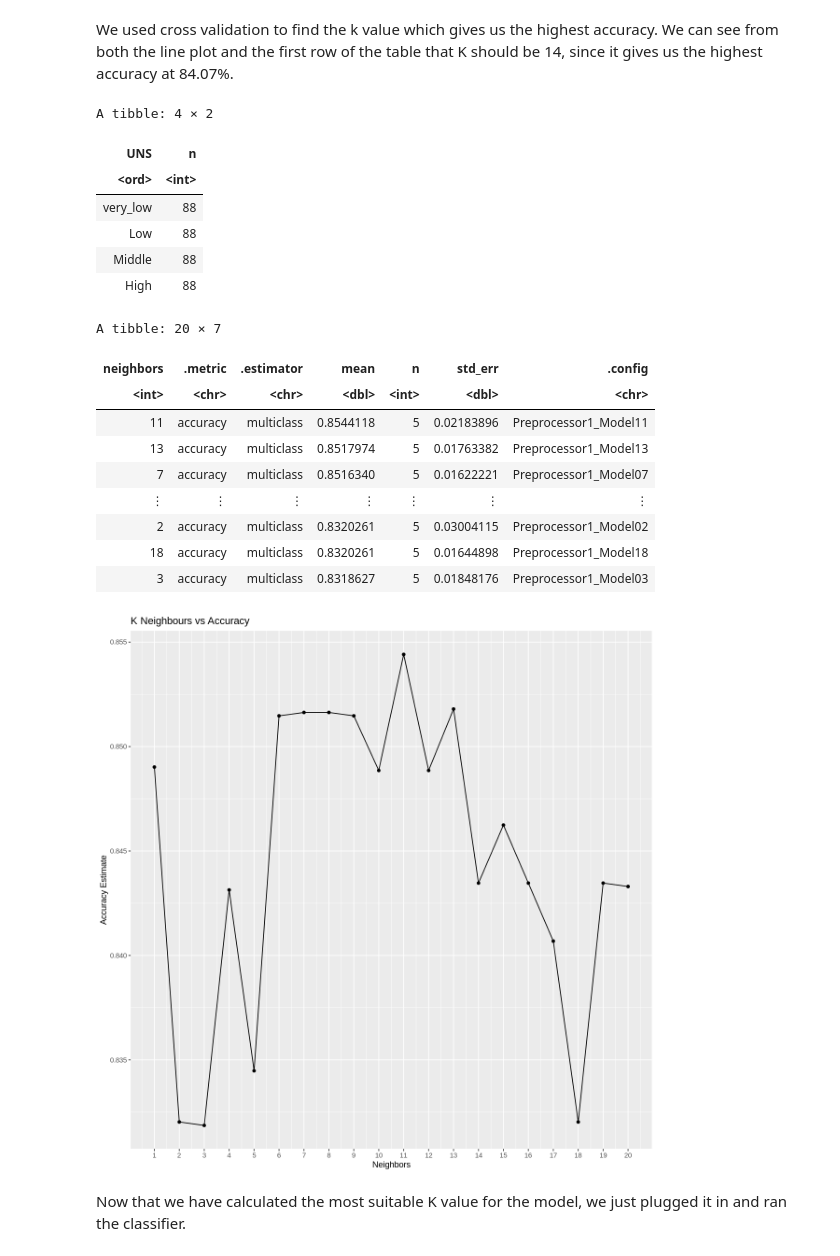
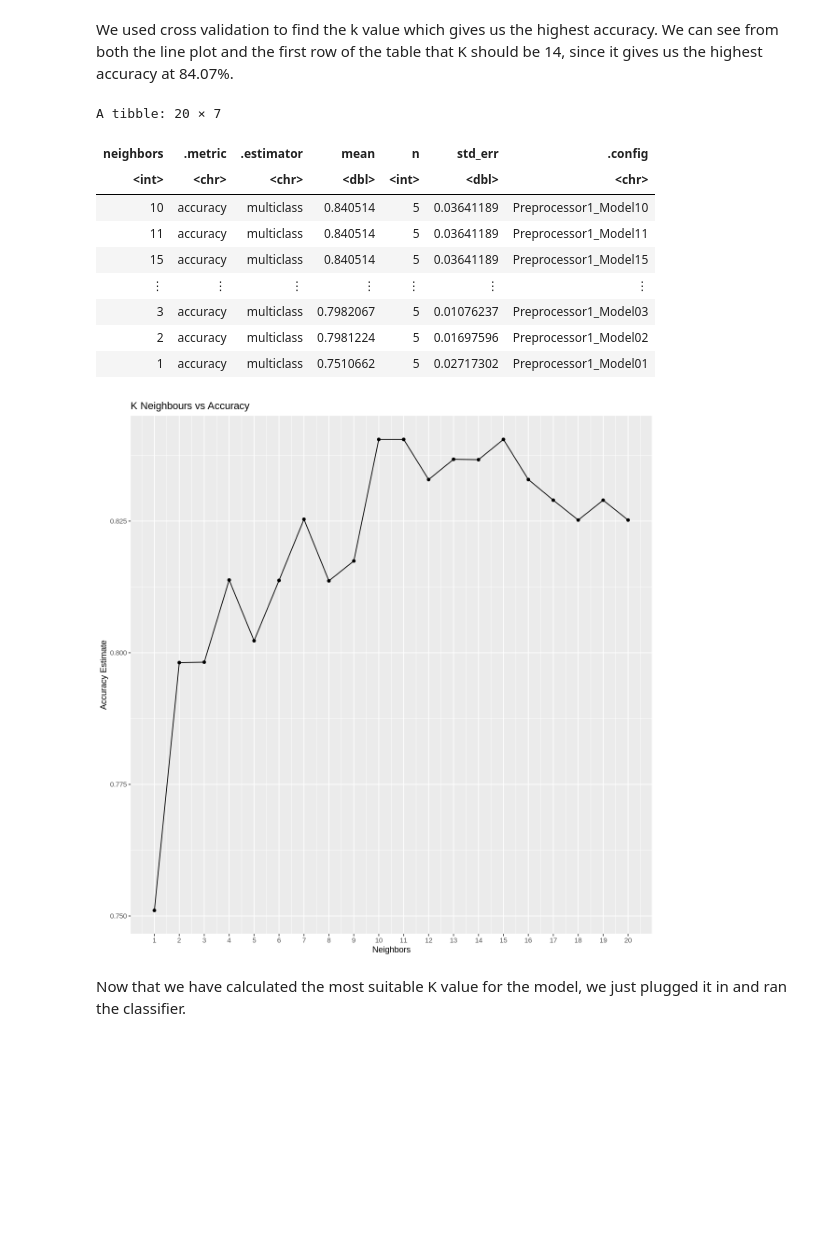
Before and after one commit to pgbenng/DSCI-Group-38-Project, a Jupyter notebook: proposal.ipynb, the cells around one changed output. Drawn from its saved outputs; the diff is of its cells as text; code cells hidden in the pictures; blank space fills up the shorter version.

```diff
--- a/proposal.ipynb
+++ b/proposal.ipynb
@@ -235,70 +234,54 @@ We can see from the plot that there are more users with increasing knowledge lev
 We used cross validation to find the k value which gives us the highest accuracy. We can see from both the line plot and the first row of the table that K should be 14, since it gives us the highest accuracy at 84.07%.
 # %%
 # Find the k value that results in the model having the highest accuracy using cross validation
+
 set.seed(9999)
+vfold <- vfold_cv(dataset_training, v = 5, strata = UNS)   # seperate the data into five random groups
 
-ups_recipe <- recipe(UNS ~ PEG, data = dataset_training) %>%
-              step_upsample(UNS, over_ratio = 1, skip = FALSE) %>%
-              prep()
-dataset_training_2 <- bake(ups_recipe, dataset_training)
-
-dataset_training_2 %>%
-  group_by(UNS) %>%
-  summarize(n = n())
-
-vfold <- vfold_cv(dataset_training_2, v = 5, strata = UNS)   # seperate the data into five random groups
-
-recipe <- recipe(UNS ~ PEG, data = dataset_training_2) %>%   # selected our target variable to be UNS and predictor variable to be PEG
+recipe <- recipe(UNS ~ PEG, data = dataset_training) %>%   # selected our target variable to be UNS and predictor variable to be PEG
                 step_scale(all_predictors()) %>%
-                step_center(all_predictors())  # scaling and centering the predictor variable so that each variable is worth the same
+                step_center(all_predictors()) # scaling and centering the predictor variable so that each variable is worth the same
 
 knn_spec <- nearest_neighbor(weight_func = "rectangular", neighbors = tune()) %>%  #tuning the K value
              set_engine("kknn") %>%      #tells R that we're using the K-nearest neighbors algorithm for our model
              set_mode("classification")  #tells R that we're using classification for our model
 
 wkflw <- workflow() %>%                              #creates a workflow
              add_recipe(recipe) %>%                  #adds the recipe into the workflow
              add_model(knn_spec)                     #adds the model into the workflow
 
 gridvals <- tibble(neighbors = seq(from = 1, to = 20))   #creates the list of k values we are going to test
 
 results <- wkflw  %>%
            tune_grid(resamples = vfold, grid = gridvals)  %>%
            collect_metrics() %>%
            filter(.metric == "accuracy")%>%    #filters out only the rows with the accuracy metric
            arrange(desc(mean))                 #arranges the rows in descending order of accuracy
 results
 
 accuracy_vs_k <- ggplot(results, aes(x = neighbors, y = mean)) +     #graphs a K vs accuracy scatterplot (to represent which K value maximizes the model's accuracy)
                  geom_point() + geom_line() +                        #specifies that each point in the graph will have a dot and lines that connects each dot together
                  labs(x = "Neighbors", y = "Accuracy Estimate") +    #gives the x and y axis titles
                  scale_x_continuous(breaks = seq(0, 20, by = 1)) +   #makes it easier to match each point in the graph with its k value
                  ggtitle("K Neighbours vs Accuracy")                 #gives the graph a title
 
 accuracy_vs_k
 
 kmin <- results %>%           #find the k value with highest accuracy
         slice(1) %>%          #slices the first row of the dataframe to get the row with the highest accuracy (since the dataframe was arranged by accuracy in descending order)
         pull(neighbors)       #pulls the number of neighbors in the neighbors column
 # %% [output]
-A tibble: 4 × 2
+A tibble: 20 × 7
-| UNS | n |
-| <ord> | <int> |
-| very_low | 88 |
-| Low | 88 |
-| Middle | 88 |
-| High | 88 |
+| neighbors | .metric | .estimator | mean | n | std_err | .config |
+| <int> | <chr> | <chr> | <dbl> | <int> | <dbl> | <chr> |
+| 10 | accuracy | multiclass | 0.840514 | 5 | 0.03641189 | Preprocessor1_Model10 |
+| 11 | accuracy | multiclass | 0.840514 | 5 | 0.03641189 | Preprocessor1_Model11 |
+| 15 | accuracy | multiclass | 0.840514 | 5 | 0.03641189 | Preprocessor1_Model15 |
+| ⋮ | ⋮ | ⋮ | ⋮ | ⋮ | ⋮ | ⋮ |
+| 3 | accuracy | multiclass | 0.7982067 | 5 | 0.01076237 | Preprocessor1_Model03 |
+| 2 | accuracy | multiclass | 0.7981224 | 5 | 0.01697596 | Preprocessor1_Model02 |
+| 1 | accuracy | multiclass | 0.7510662 | 5 | 0.02717302 | Preprocessor1_Model01 |
-A tibble: 20 × 7
-| neighbors | .metric | .estimator | mean | n | std_err | .config |
-| <int> | <chr> | <chr> | <dbl> | <int> | <dbl> | <chr> |
-| 11 | accuracy | multiclass | 0.8544118 | 5 | 0.02183896 | Preprocessor1_Model11 |
-| 13 | accuracy | multiclass | 0.8517974 | 5 | 0.01763382 | Preprocessor1_Model13 |
-| 7 | accuracy | multiclass | 0.8516340 | 5 | 0.01622221 | Preprocessor1_Model07 |
-| ⋮ | ⋮ | ⋮ | ⋮ | ⋮ | ⋮ | ⋮ |
-| 2 | accuracy | multiclass | 0.8320261 | 5 | 0.03004115 | Preprocessor1_Model02 |
-| 18 | accuracy | multiclass | 0.8320261 | 5 | 0.01644898 | Preprocessor1_Model18 |
-| 3 | accuracy | multiclass | 0.8318627 | 5 | 0.01848176 | Preprocessor1_Model03 |
-[figure, old version]
+[figure, new version]
 # %% [markdown]
 Now that we have calculated the most suitable K value for the model, we just plugged it in and ran the classifier.
 # %%
```
Also changed, not shown: parts of 6 cells of this notebook.
